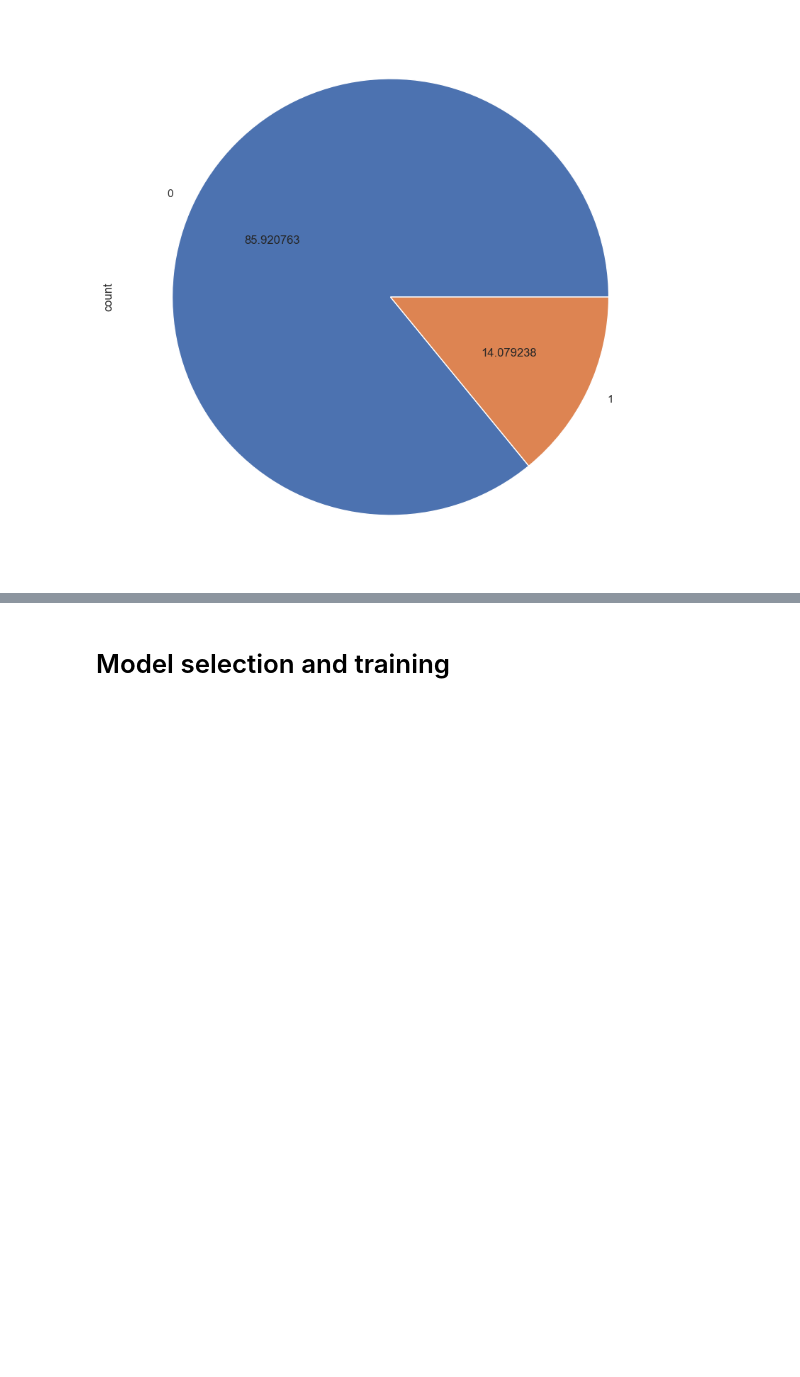
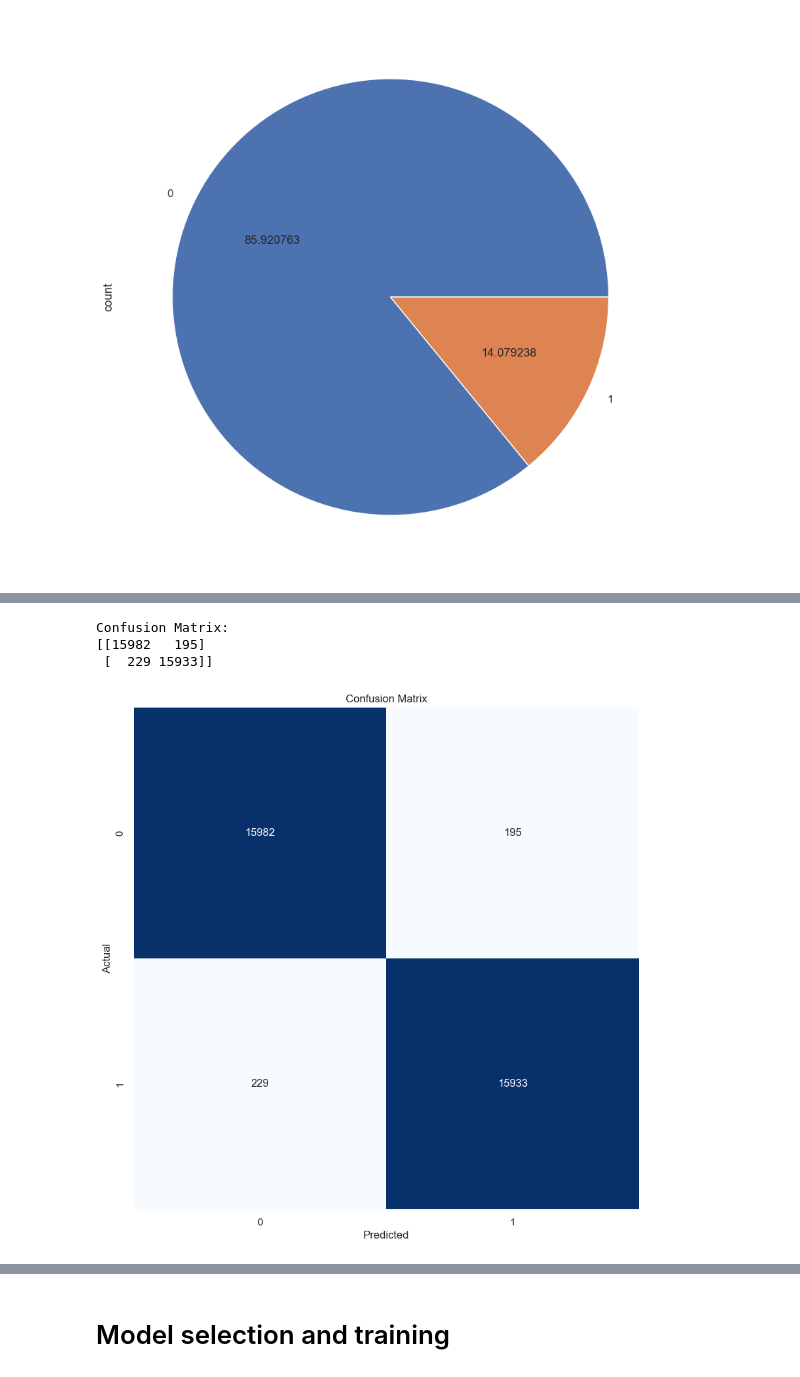
Before and after one commit to Marco-Pichl/ml_project_Team_C, a Jupyter notebook: EDA-and-modeling.ipynb, the cells around one changed output, grey strips where cells are left out. Cells and saved outputs as stored; diff of their text form; code cells hidden in the pictures; blank space fills up the shorter version.

```diff
--- a/EDA-and-modeling.ipynb
+++ b/EDA-and-modeling.ipynb
@@ -450,14 +291,12 @@ y_train.value_counts().plot.pie(autopct = '%2f')
 # %%
 # handling the inbalanced data
+smote = SMOTE()
 
-from collections import Counter
-from imblearn.over_sampling import SMOTE
 
-smote = SMOTE()
 
 #fit predictor and target variable
 
-X_smote, y_smote = smote.fit_resample(X_train,y_train)
+X_smote, y_smote = smote.fit_resample(processed_train,y_train)
 
 print('original dataset shape', Counter(y_train))
 print('resample dataset shape', Counter(y_smote))
@@ -469,0 +311,14 @@ NameError: name 'y_smote' is not defined
+# %%
+# Split train_data
+
+processed_train, X_test, y_train, y_test = train_test_split(X_smote, y_smote, test_size=0.2, random_state=42)
+# %%
+rfc = RandomForestClassifier()
+rfc.fit(processed_train, y_train)
+
+# evaluate the model
+rfc_pred = rfc.predict(processed_train)
+
+# Get error rate
+print("Error rate of RandomForestClassifier classifier: ", mean_absolute_error(y_train, rfc_pred))
+print(classification_report(y_train, rfc_pred))
@@ -469,0 +335,21 @@ NameError: name 'y_smote' is not defined
+# %%
+
+#confusion matrix for random forest clasifier
+rfc_conf_matrix = confusion_matrix(y_train, rfc_pred)
+
+# Print the confusion matrix
+print("Confusion Matrix:")
+print(rfc_conf_matrix)
+# %% [output]
+Confusion Matrix:
+[[15982   195]
+ [  229 15933]]
+# %%
+# Plot the confusion matrix as a heatmap
+sns.heatmap(rfc_conf_matrix, annot=True, fmt="d", cmap="Blues", cbar=False)
+plt.title("Confusion Matrix")
+plt.xlabel("Predicted")
+plt.ylabel("Actual")
+plt.show()
+# %% [output]
+[figure, added]
```
Also changed, not shown: parts of 36 cells of this notebook.
